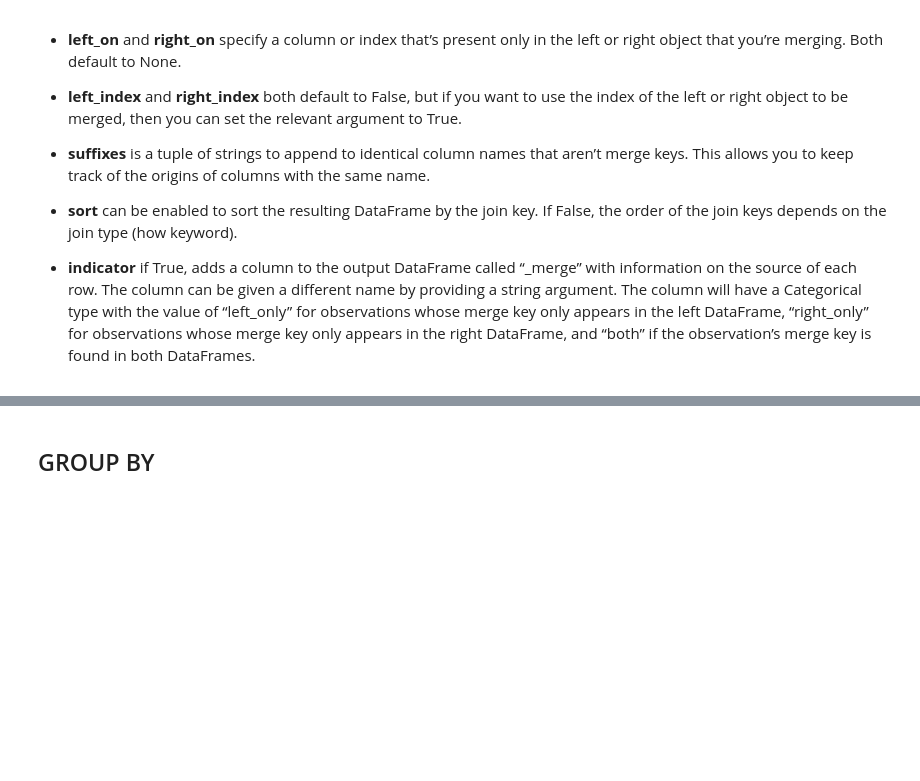
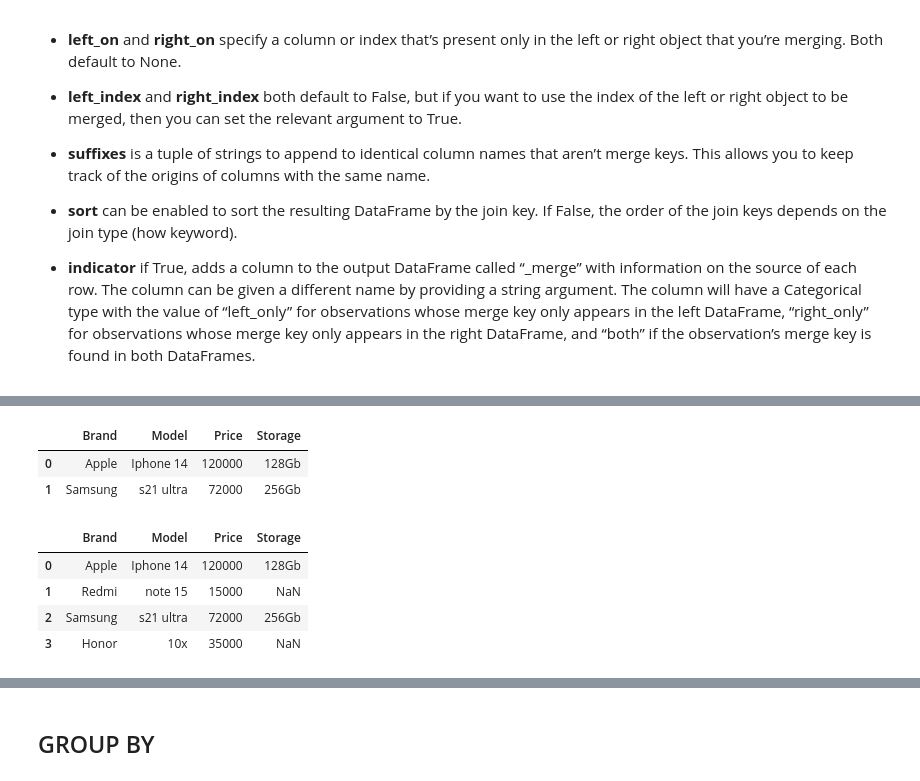
Before and after one commit to akshaypache/Python, a Jupyter notebook: DataSciencePython/006 Pandas Basic.ipynb, the cells around one changed output, grey strips where cells are left out. Saved outputs shown, nothing was run; the diff lists cells and outputs as text; code cells hidden in the pictures; blank space fills up the shorter version.

```diff
--- a/DataSciencePython/006 Pandas Basic.ipynb
+++ b/DataSciencePython/006 Pandas Basic.ipynb
@@ -330,0 +377,17 @@ print(df3)
+# %%
+df3=pd.merge(df1,df2)
+df3
+# %% [output]
+|  | Brand | Model | Price | Storage |
+| 0 | Apple | Iphone 14 | 120000 | 128Gb |
+| 1 | Samsung | s21 ultra | 72000 | 256Gb |
+# %%
+df3 = pd.merge(df1, df2, how='left')
+
+df3
+# %% [output]
+|  | Brand | Model | Price | Storage |
+| 0 | Apple | Iphone 14 | 120000 | 128Gb |
+| 1 | Redmi | note 15 | 15000 | NaN |
+| 2 | Samsung | s21 ultra | 72000 | 256Gb |
+| 3 | Honor | 10x | 35000 | NaN |
```
Also changed, not shown: parts of 21 cells of this notebook, 1 other file.
